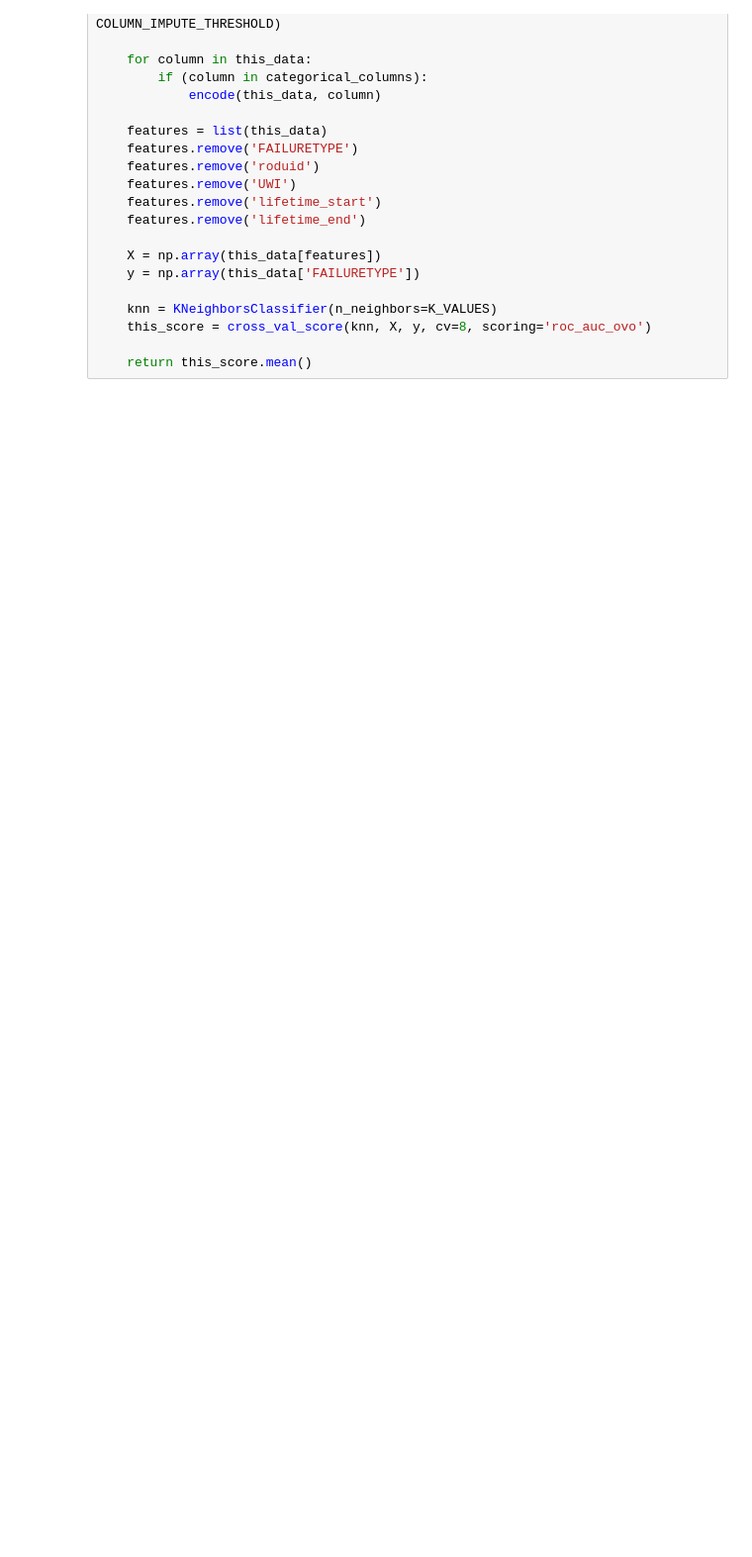
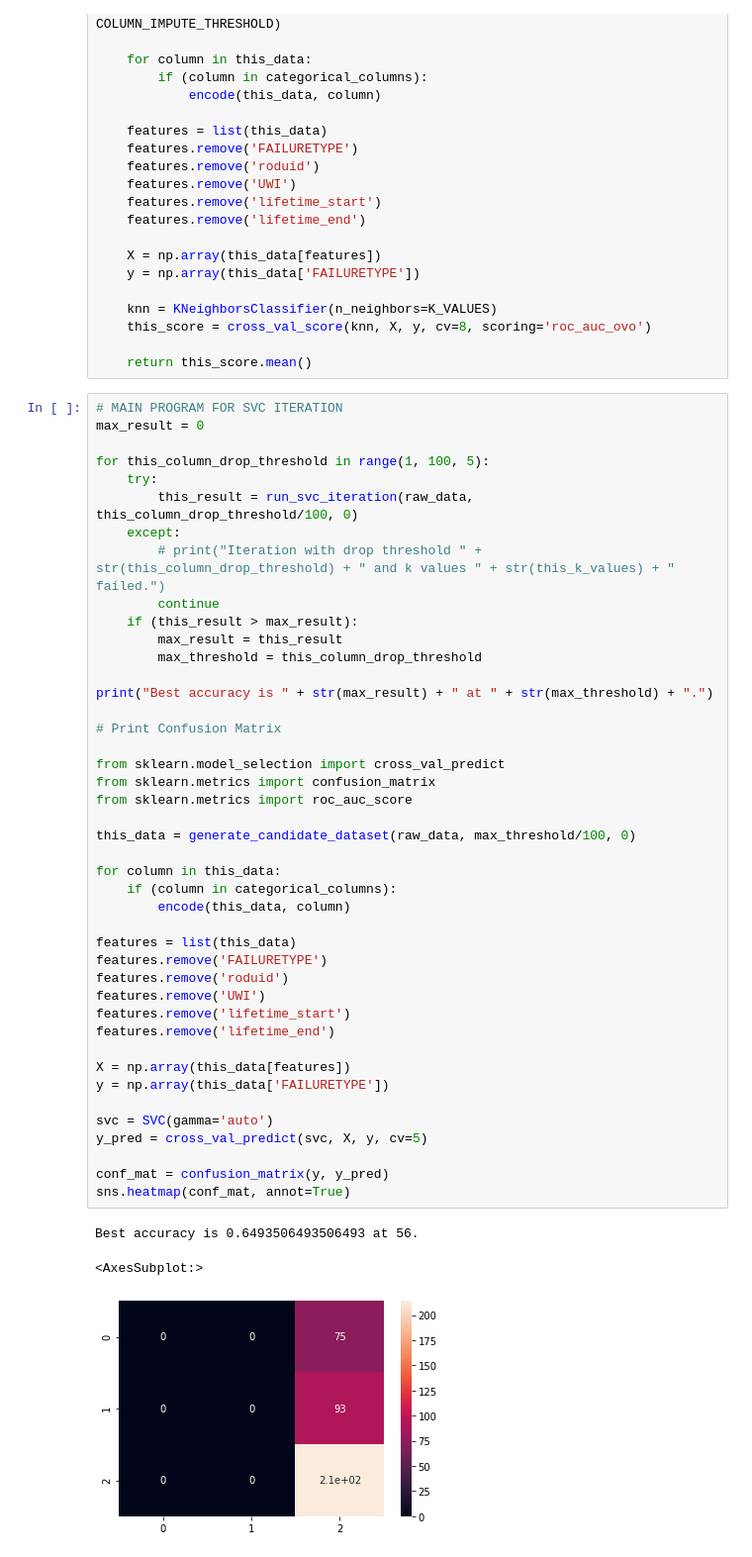
Before and after one commit to alimodak/Ali-Modak_Rod-Pump, a Jupyter notebook: Jupyter/Pipeline.ipynb, the cells around one changed output. Shown: that part at 99% size. Drawn from its saved outputs; the diff is of its cells as text; blank space fills up the shorter version.

Commit message:
model updates

```diff
--- a/Jupyter/Pipeline.ipynb
+++ b/Jupyter/Pipeline.ipynb
@@ -110,3 +110,50 @@ def run_knn_iteration(df, COLUMN_DROP_THRESHOLD, COLUMN_IMPUTE_THRESHOLD, K_VALU
     this_score = cross_val_score(knn, X, y, cv=8, scoring='roc_auc_ovo')
 
     return this_score.mean()
+# %%
+# MAIN PROGRAM FOR SVC ITERATION
+max_result = 0
+
+for this_column_drop_threshold in range(1, 100, 5):
+    try:
+        this_result = run_svc_iteration(raw_data, this_column_drop_threshold/100, 0)
+    except:
+        # print("Iteration with drop threshold " + str(this_column_drop_threshold) + " and k values " + str(this_k_values) + " failed.")
+        continue
+    if (this_result > max_result):
+        max_result = this_result
+        max_threshold = this_column_drop_threshold
+
+print("Best accuracy is " + str(max_result) + " at " + str(max_threshold) + ".")
+
+# Print Confusion Matrix
+
+from sklearn.model_selection import cross_val_predict
+from sklearn.metrics import confusion_matrix
+from sklearn.metrics import roc_auc_score
+
+this_data = generate_candidate_dataset(raw_data, max_threshold/100, 0)
+
+for column in this_data:
+    if (column in categorical_columns):
+        encode(this_data, column)
+
+features = list(this_data)
+features.remove('FAILURETYPE')
+features.remove('roduid')
+features.remove('UWI')
+features.remove('lifetime_start')
+features.remove('lifetime_end')
+
+X = np.array(this_data[features])
+y = np.array(this_data['FAILURETYPE'])
+
+svc = SVC(gamma='auto')
+y_pred = cross_val_predict(svc, X, y, cv=5)
+
+conf_mat = confusion_matrix(y, y_pred)
+sns.heatmap(conf_mat, annot=True)
+# %% [output]
+Best accuracy is 0.6493506493506493 at 56.
+<AxesSubplot:>
+[figure, added]
```
Also changed, not shown: parts of 4 cells of this notebook, 2 other files.
